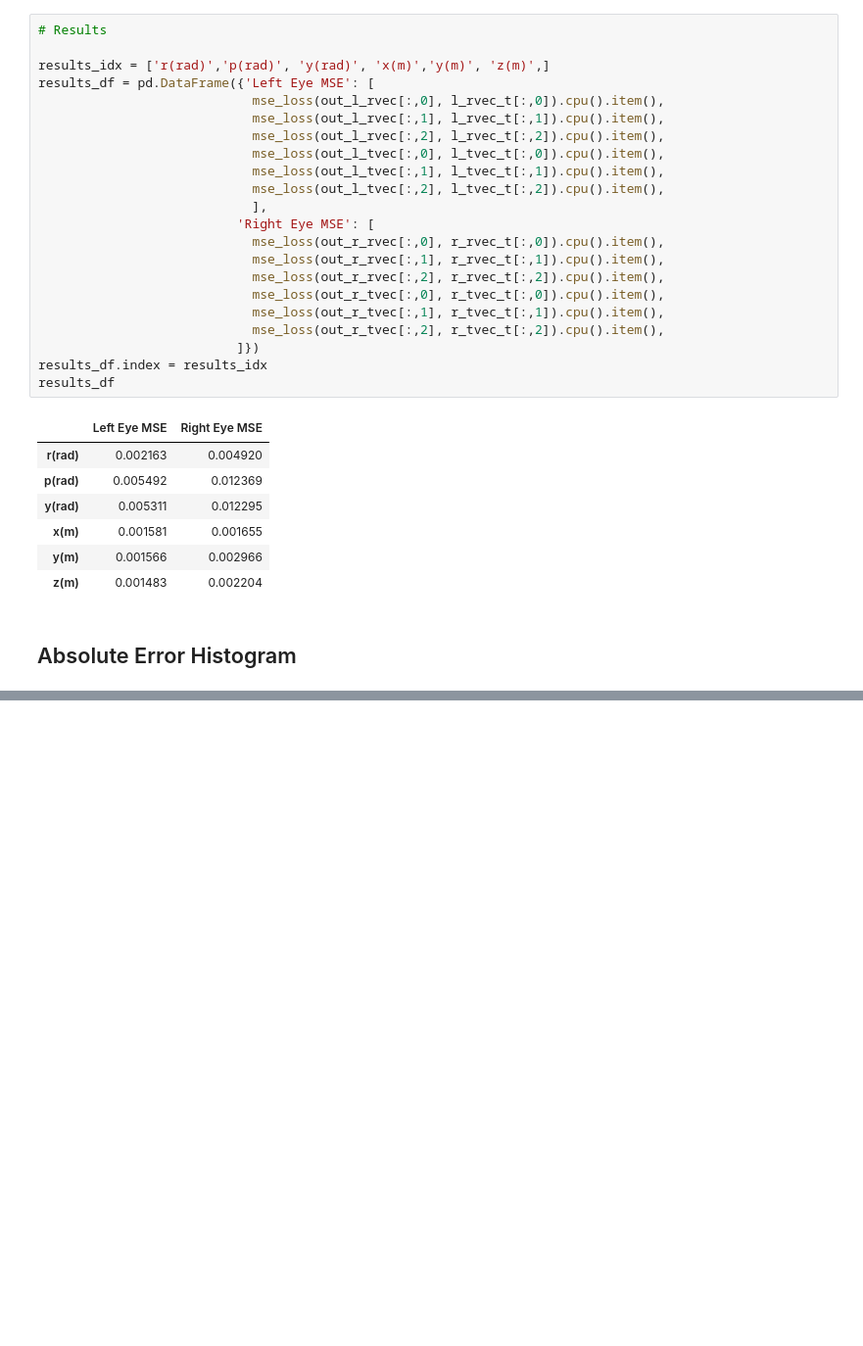
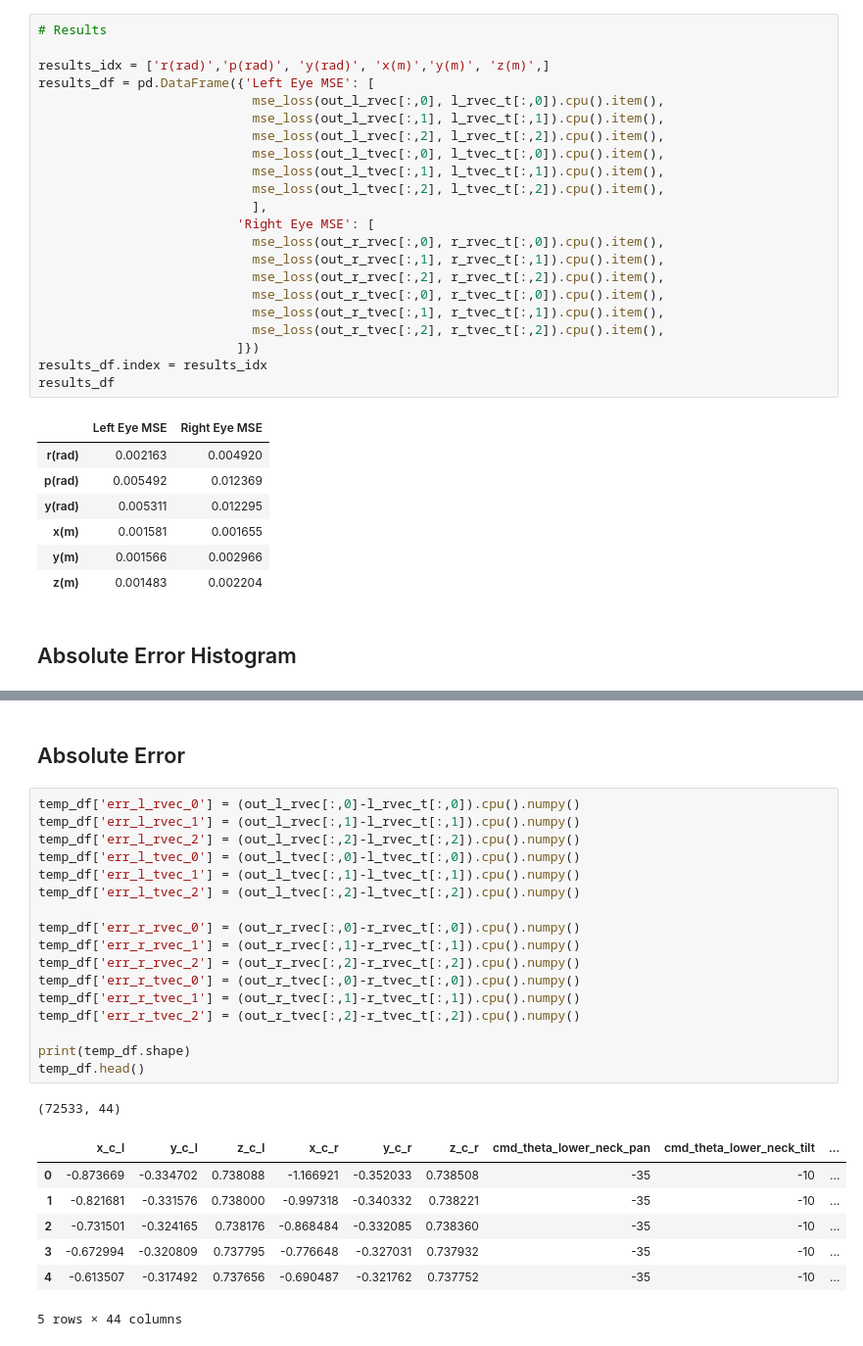
Before and after one commit to jpmnieles/grace_dl, a Jupyter notebook: notebooks/240929_Optimization_Evaluation.ipynb, the cells around one changed output, grey strips where cells are left out. Shown at 98% size. Cells and saved outputs as stored; diff of their text form; blank space fills up the shorter version.

```diff
--- a/notebooks/240929_Optimization_Evaluation.ipynb
+++ b/notebooks/240929_Optimization_Evaluation.ipynb
@@ -306,0 +281,28 @@ plt.plot(np.sort((out_l_tvec[:,0]-l_tvec_t[:,0]).cpu().numpy()))
+# %% [markdown]
+## Absolute Error
+# %%
+temp_df['err_l_rvec_0'] = (out_l_rvec[:,0]-l_rvec_t[:,0]).cpu().numpy()
+temp_df['err_l_rvec_1'] = (out_l_rvec[:,1]-l_rvec_t[:,1]).cpu().numpy()
+temp_df['err_l_rvec_2'] = (out_l_rvec[:,2]-l_rvec_t[:,2]).cpu().numpy()
+temp_df['err_l_tvec_0'] = (out_l_tvec[:,0]-l_tvec_t[:,0]).cpu().numpy()
+temp_df['err_l_tvec_1'] = (out_l_tvec[:,1]-l_tvec_t[:,1]).cpu().numpy()
+temp_df['err_l_tvec_2'] = (out_l_tvec[:,2]-l_tvec_t[:,2]).cpu().numpy()
+
+temp_df['err_r_rvec_0'] = (out_r_rvec[:,0]-r_rvec_t[:,0]).cpu().numpy()
+temp_df['err_r_rvec_1'] = (out_r_rvec[:,1]-r_rvec_t[:,1]).cpu().numpy()
+temp_df['err_r_rvec_2'] = (out_r_rvec[:,2]-r_rvec_t[:,2]).cpu().numpy()
+temp_df['err_r_tvec_0'] = (out_r_tvec[:,0]-r_tvec_t[:,0]).cpu().numpy()
+temp_df['err_r_tvec_1'] = (out_r_tvec[:,1]-r_tvec_t[:,1]).cpu().numpy()
+temp_df['err_r_tvec_2'] = (out_r_tvec[:,2]-r_tvec_t[:,2]).cpu().numpy()
+
+print(temp_df.shape)
+temp_df.head()
+# %% [output]
+(72533, 44)
+|  | x_c_l | y_c_l | z_c_l | x_c_r | y_c_r | z_c_r | cmd_theta_lower_neck_pan | cmd_theta_lower_neck_tilt | ... |
+| 0 | -0.873669 | -0.334702 | 0.738088 | -1.166921 | -0.352033 | 0.738508 | -35 | -10 | ... |
+| 1 | -0.821681 | -0.331576 | 0.738000 | -0.997318 | -0.340332 | 0.738221 | -35 | -10 | ... |
+| 2 | -0.731501 | -0.324165 | 0.738176 | -0.868484 | -0.332085 | 0.738360 | -35 | -10 | ... |
+| 3 | -0.672994 | -0.320809 | 0.737795 | -0.776648 | -0.327031 | 0.737932 | -35 | -10 | ... |
+| 4 | -0.613507 | -0.317492 | 0.737656 | -0.690487 | -0.321762 | 0.737752 | -35 | -10 | ... |
+5 rows × 44 columns
```
Also changed, not shown: parts of 3 cells of this notebook.
